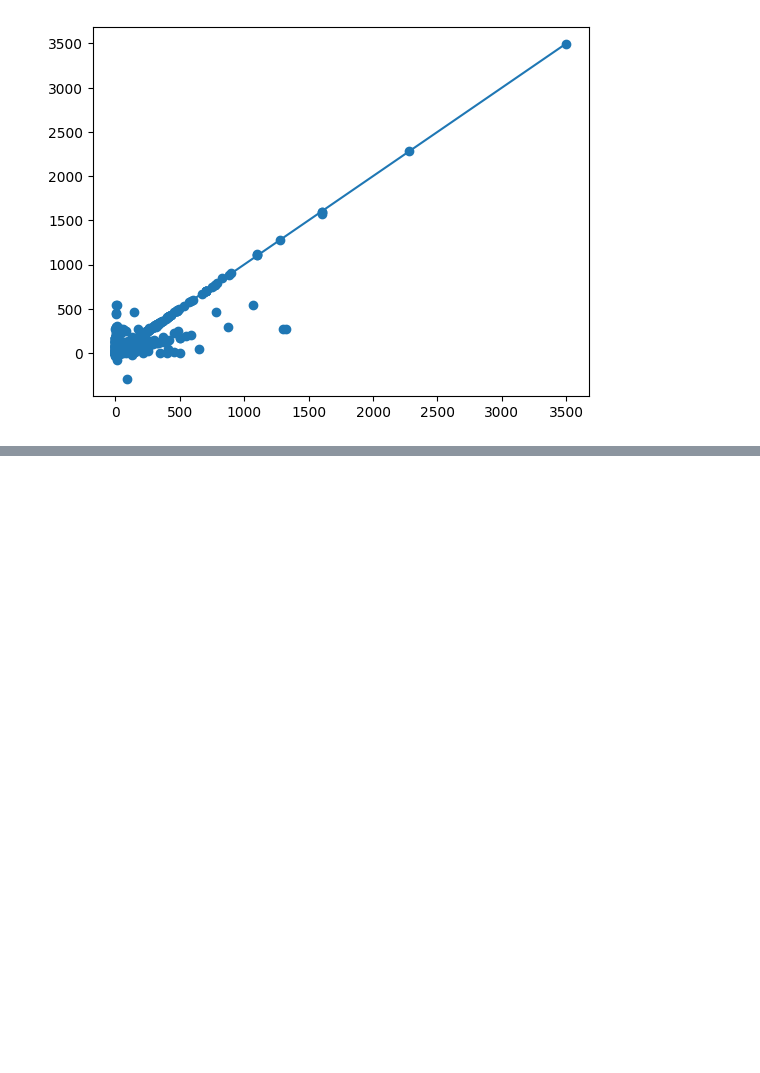
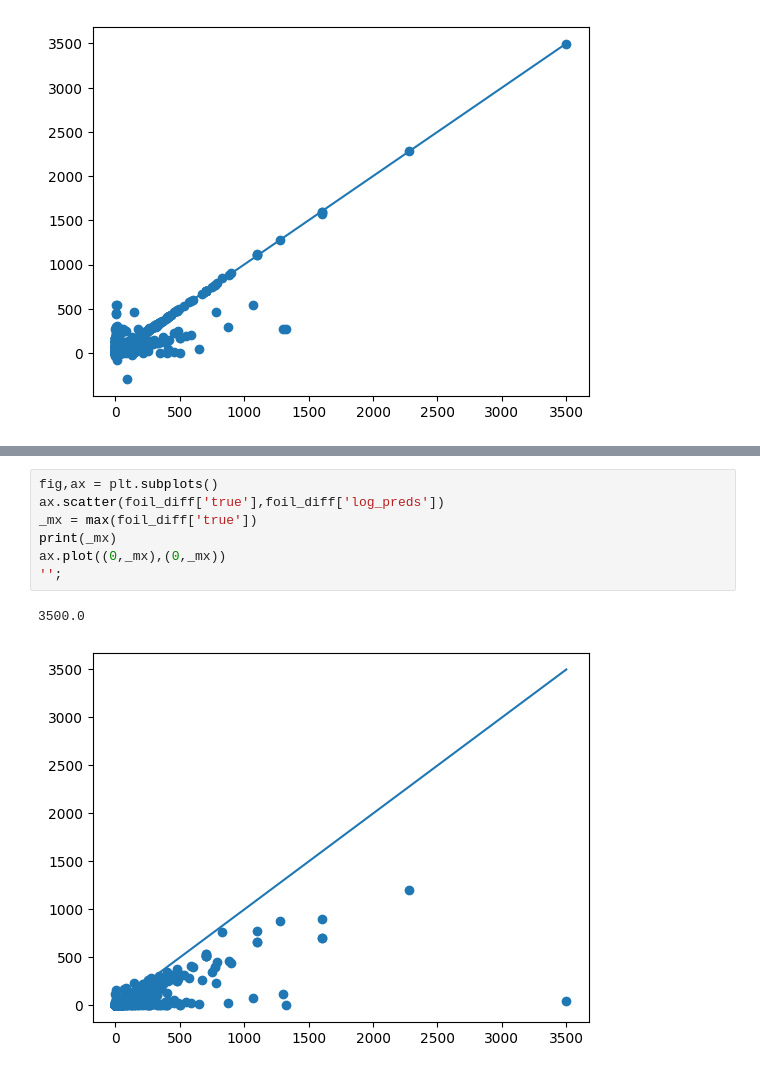
Before and after one commit to ParkedHampster/Spell-Trends, a Jupyter notebook: 3_Continued_Development.ipynb, the cells around one changed output, grey strips where cells are left out. Drawn from its saved outputs; the diff is of its cells as text; blank space fills up the shorter version.

```diff
--- a/3_Continued_Development.ipynb
+++ b/3_Continued_Development.ipynb
@@ -483,0 +615,10 @@ ax.plot((0,_mx),(0,_mx))
+# %%
+fig,ax = plt.subplots()
+ax.scatter(foil_diff['true'],foil_diff['log_preds'])
+_mx = max(foil_diff['true'])
+print(_mx)
+ax.plot((0,_mx),(0,_mx))
+'';
+# %% [output]
+3500.0
+[figure, added]
```
Also changed, not shown: parts of 10 cells of this notebook, 2 other files.
